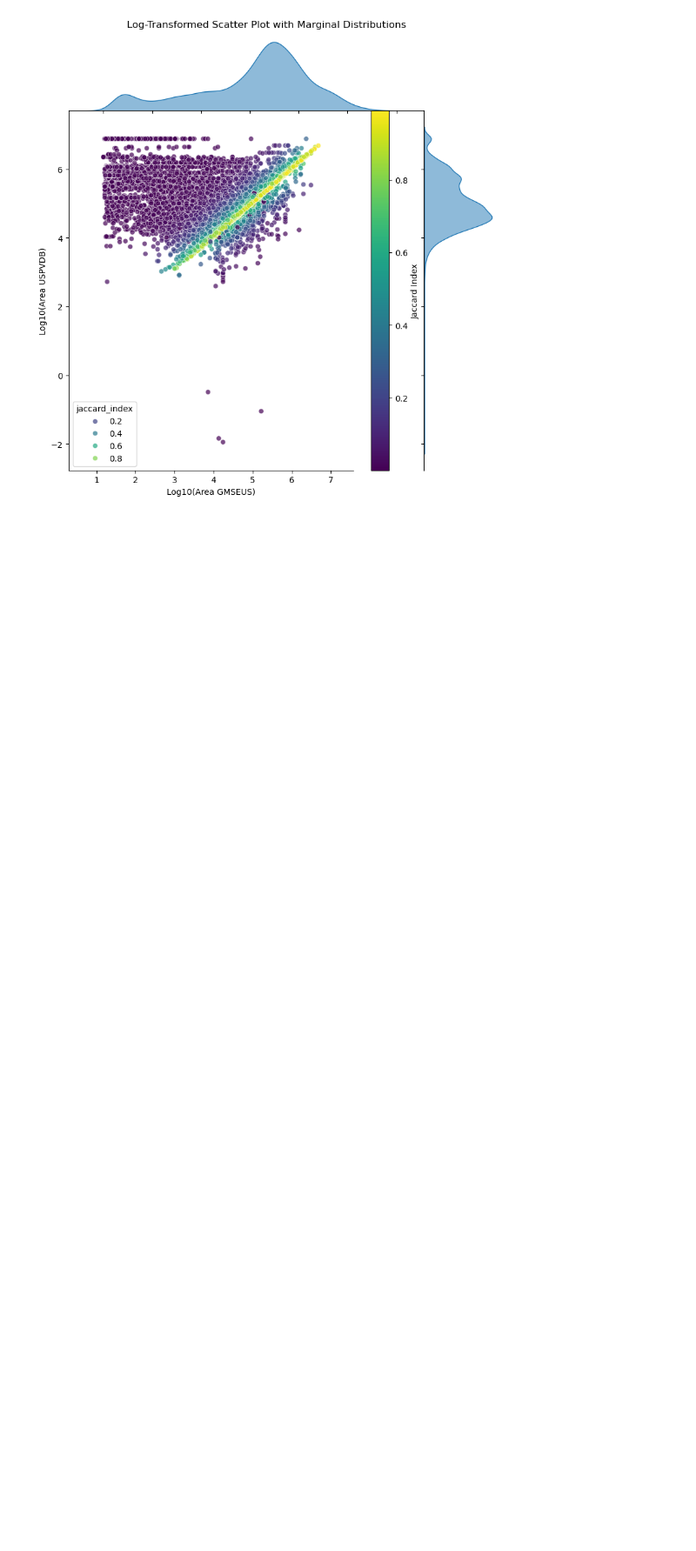
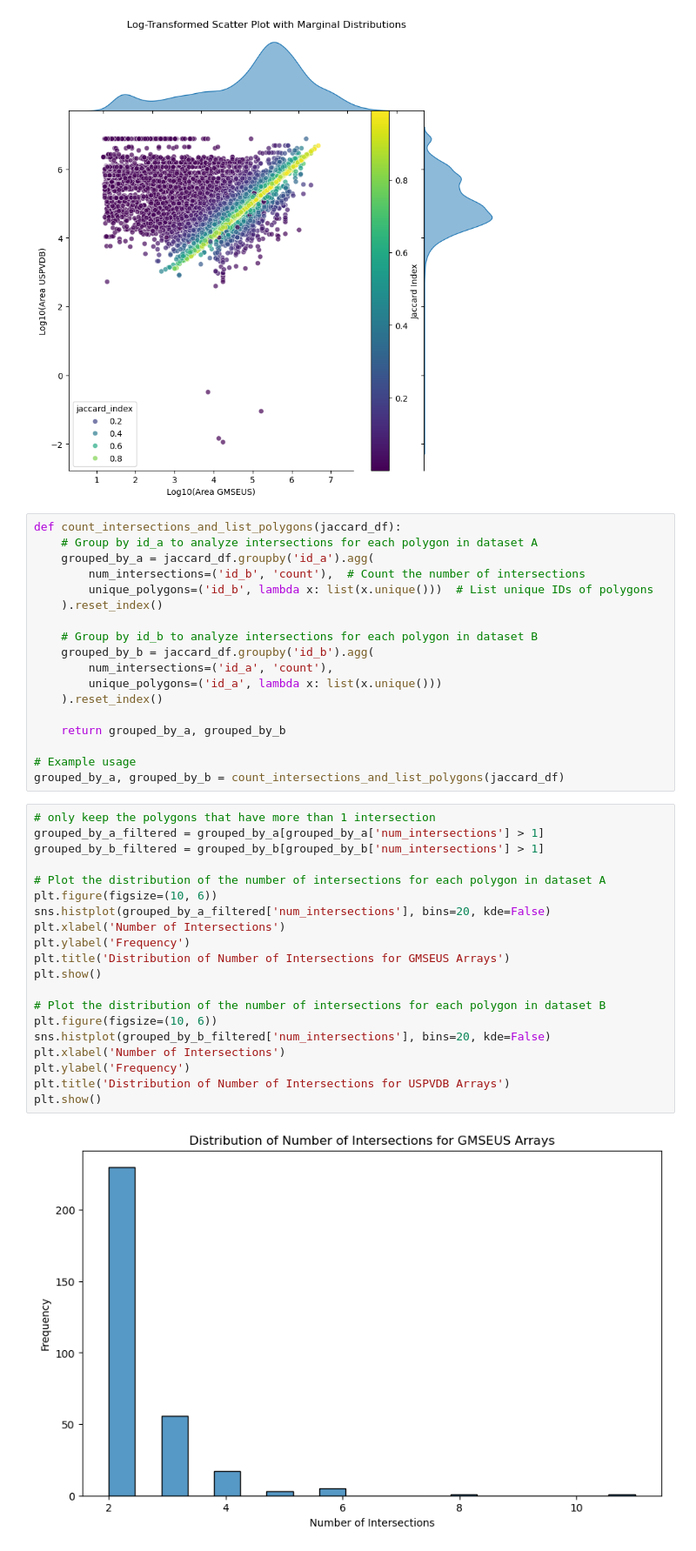
Before and after one commit to stidjaco/GMSEUS, a Jupyter notebook: script9_spatialValidation.ipynb, the cells around one changed output. Shown: that part at 87% size. Drawn from its saved outputs; the diff is of its cells as text; blank space fills up the shorter version.

Commit message:
intersections investigation

```diff
--- a/script9_spatialValidation.ipynb
+++ b/script9_spatialValidation.ipynb
@@ -306,3 +342,43 @@ def scatter_with_log_marginals(jaccard_df):
 scatter_with_log_marginals(jaccard_df)
 # %% [output]
 [figure]
+# %%
+def count_intersections_and_list_polygons(jaccard_df):
+    # Group by id_a to analyze intersections for each polygon in dataset A
+    grouped_by_a = jaccard_df.groupby('id_a').agg(
+        num_intersections=('id_b', 'count'),  # Count the number of intersections
+        unique_polygons=('id_b', lambda x: list(x.unique()))  # List unique IDs of polygons
+    ).reset_index()
+
+    # Group by id_b to analyze intersections for each polygon in dataset B
+    grouped_by_b = jaccard_df.groupby('id_b').agg(
+        num_intersections=('id_a', 'count'),
+        unique_polygons=('id_a', lambda x: list(x.unique()))
+    ).reset_index()
+
+    return grouped_by_a, grouped_by_b
+
+# Example usage
+grouped_by_a, grouped_by_b = count_intersections_and_list_polygons(jaccard_df)
+# %%
+# only keep the polygons that have more than 1 intersection
+grouped_by_a_filtered = grouped_by_a[grouped_by_a['num_intersections'] > 1]
+grouped_by_b_filtered = grouped_by_b[grouped_by_b['num_intersections'] > 1]
+
+# Plot the distribution of the number of intersections for each polygon in dataset A
+plt.figure(figsize=(10, 6))
+sns.histplot(grouped_by_a_filtered['num_intersections'], bins=20, kde=False)
+plt.xlabel('Number of Intersections')
+plt.ylabel('Frequency')
+plt.title('Distribution of Number of Intersections for GMSEUS Arrays')
+plt.show()
+
+# Plot the distribution of the number of intersections for each polygon in dataset B
+plt.figure(figsize=(10, 6))
+sns.histplot(grouped_by_b_filtered['num_intersections'], bins=20, kde=False)
+plt.xlabel('Number of Intersections')
+plt.ylabel('Frequency')
+plt.title('Distribution of Number of Intersections for USPVDB Arrays')
+plt.show()
+# %% [output]
+[figure, added]
```
Also changed, not shown: parts of 4 cells of this notebook.
